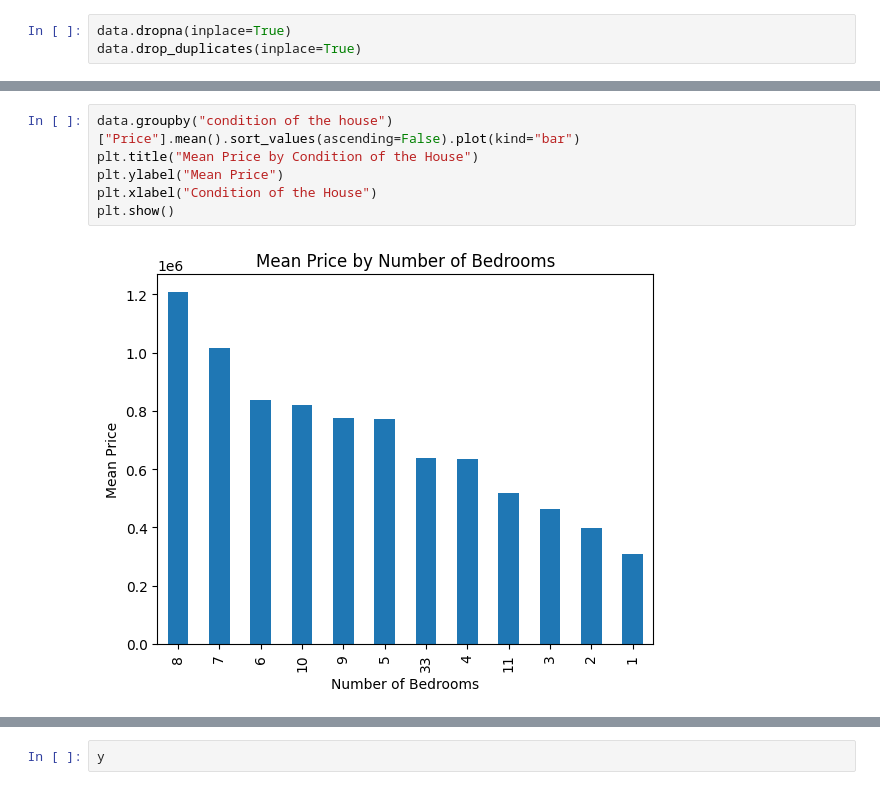
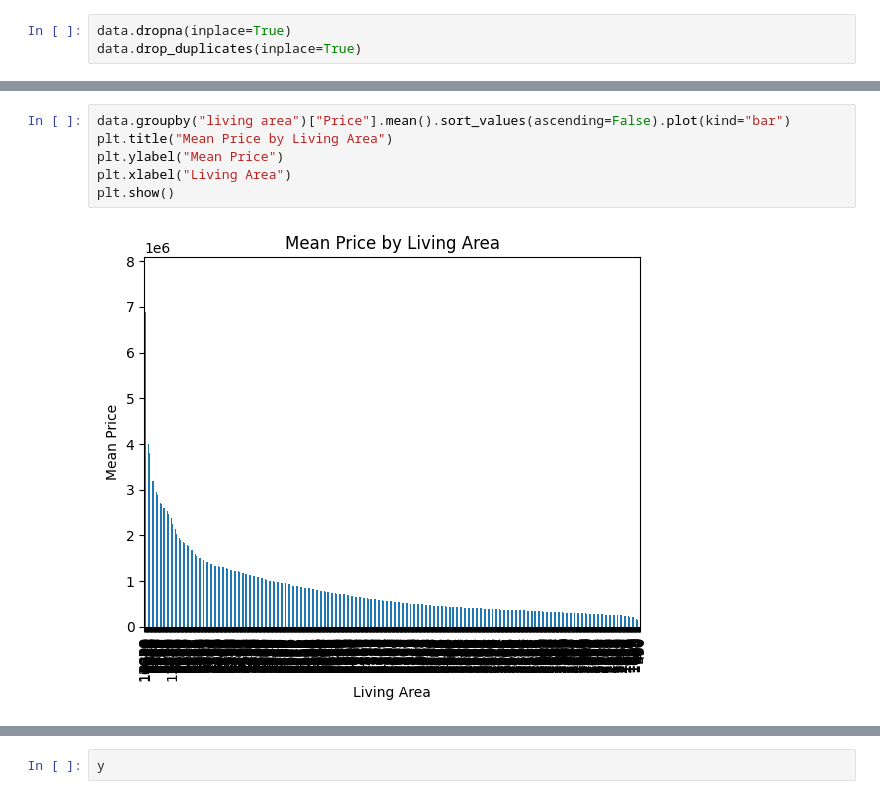
Before and after one commit to ruhamiy/House_price_predictor, a Jupyter notebook: Notebook.ipynb, the cells around one changed output, grey strips where cells are left out. Cells and saved outputs as stored; diff of their text form.

```diff
--- a/Notebook.ipynb
+++ b/Notebook.ipynb
@@ -83,8 +83,8 @@ data.head()
 # %%
-data.groupby("condition of the house")["Price"].mean().sort_values(ascending=False).plot(kind="bar")
-plt.title("Mean Price by Condition of the House")
+data.groupby("living area")["Price"].mean().sort_values(ascending=False).plot(kind="bar")
+plt.title("Mean Price by Living Area")
 plt.ylabel("Mean Price")
-plt.xlabel("Condition of the House")
+plt.xlabel("Living Area")
 plt.show()
 # %% [output]
-[figure, old version]
+[figure, new version]
```
Also changed, not shown: parts of 16 cells of this notebook, 2 other files.
